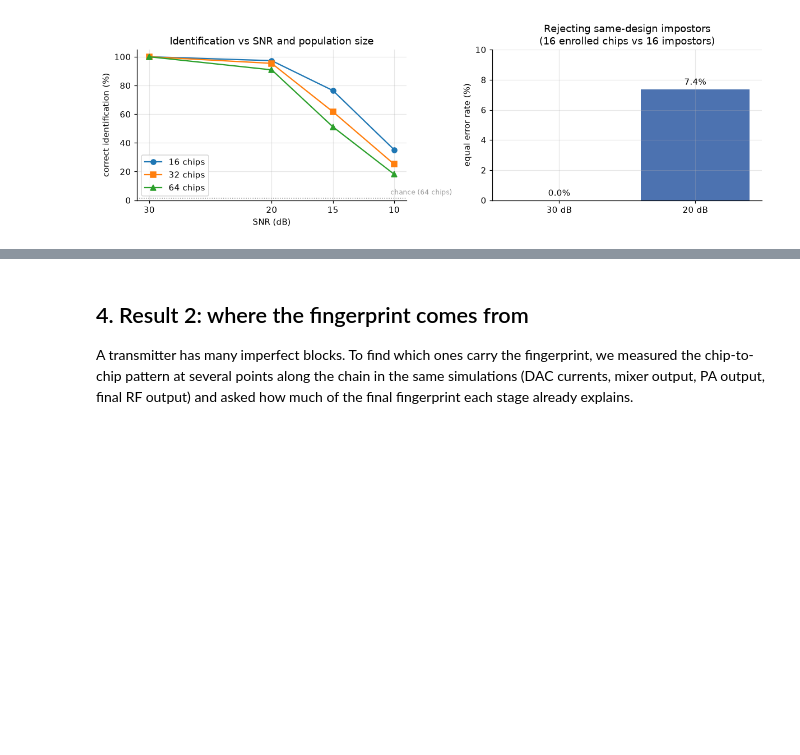
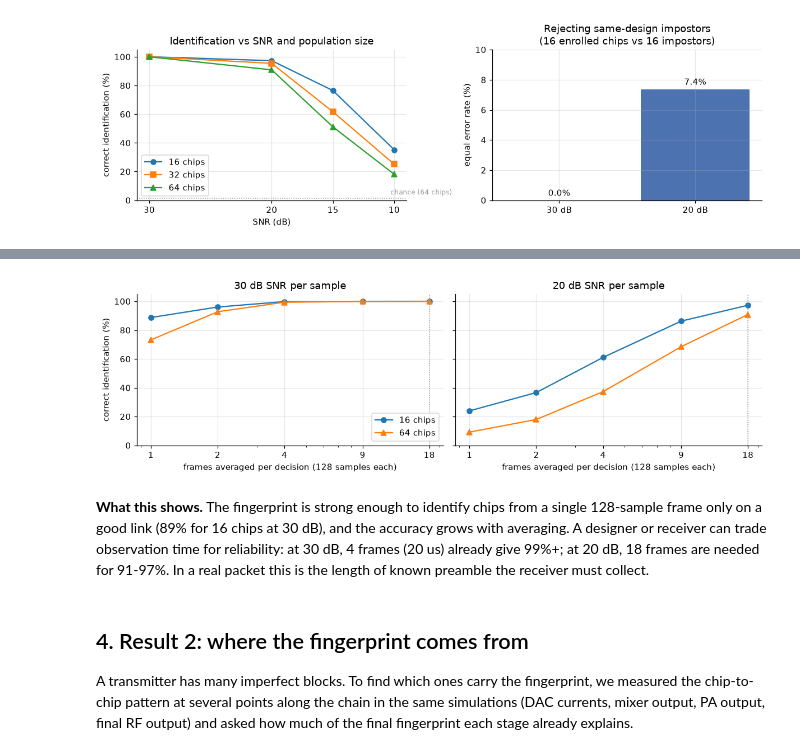
Before and after one commit to byungkim113/Fingerprint-By-Design, a Jupyter notebook: notebook/fingerprint_by_design.ipynb, the cells around one changed output, grey strips where cells are left out. Saved outputs shown, nothing was run; the diff lists cells and outputs as text; code cells hidden in the pictures; blank space fills up the shorter version.

```diff
--- a/notebook/fingerprint_by_design.ipynb
+++ b/notebook/fingerprint_by_design.ipynb
@@ -423,3 +433,21 @@ small: it needs a decent SNR.
+# %%
+bl = load("tx_burst_length")["frames_per_burst"]; R = sorted(bl, key=int)
+fig, ax = plt.subplots(1, 2, figsize=(11, 3.4), sharey=True)
+for a, snr in zip(ax, ("30dB", "20dB")):
+    for n, mk in (("16", "o"), ("64", "^")):
+        a.plot([int(r) for r in R], [100 * bl[r][n][snr] for r in R], marker=mk, label=f"{n} chips")
+    a.set_xscale("log"); a.set_xticks([1, 2, 4, 9, 18], ["1", "2", "4", "9", "18"])
+    a.set(xlabel="frames averaged per decision (128 samples each)", title=f"{snr[:-2]} dB SNR per sample", ylim=(0, 105))
+    a.axvline(18, color=C["grey"], ls=":", lw=1)
+ax[0].set_ylabel("correct identification (%)"); ax[0].legend(loc="lower right")
+plt.tight_layout(); plt.show()
+# %% [output]
+[figure, added]
+# %% [markdown]
+**What this shows.** The fingerprint is strong enough to identify chips from a single 128-sample frame only on a good
+link (89% for 16 chips at 30 dB), and the accuracy grows with averaging. A designer or receiver can trade observation
+time for reliability: at 30 dB, 4 frames (20 us) already give 99%+; at 20 dB, 18 frames are needed for 91-97%. In a
+real packet this is the length of known preamble the receiver must collect.
 # %% [markdown]
 ## 4. Result 2: where the fingerprint comes from
 
```
Also changed, not shown: parts of 10 cells of this notebook, 10 other files.
